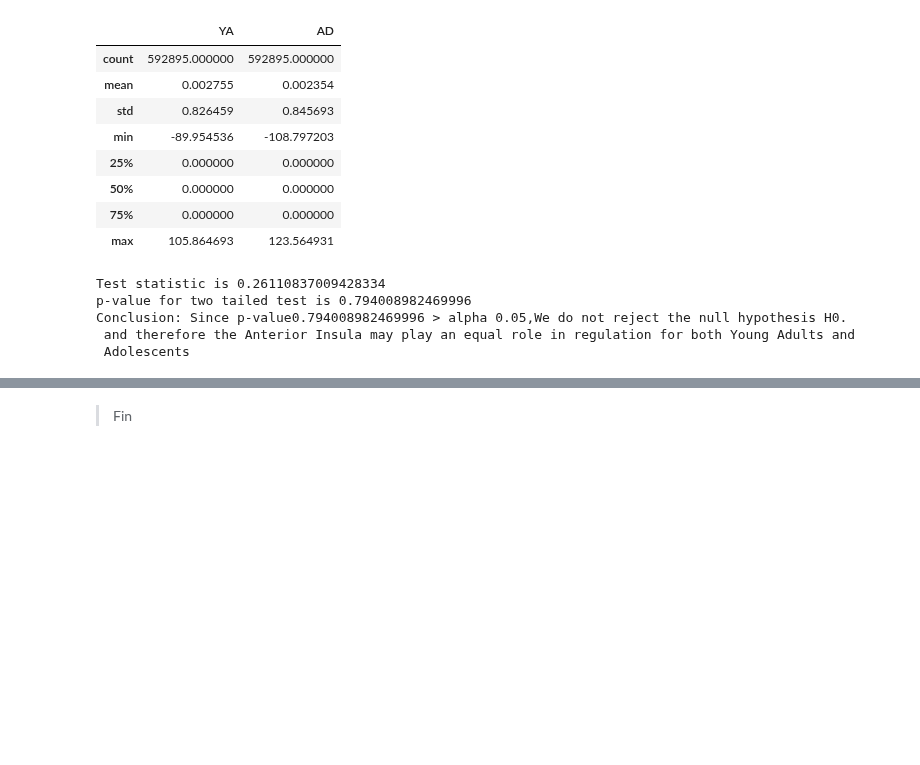
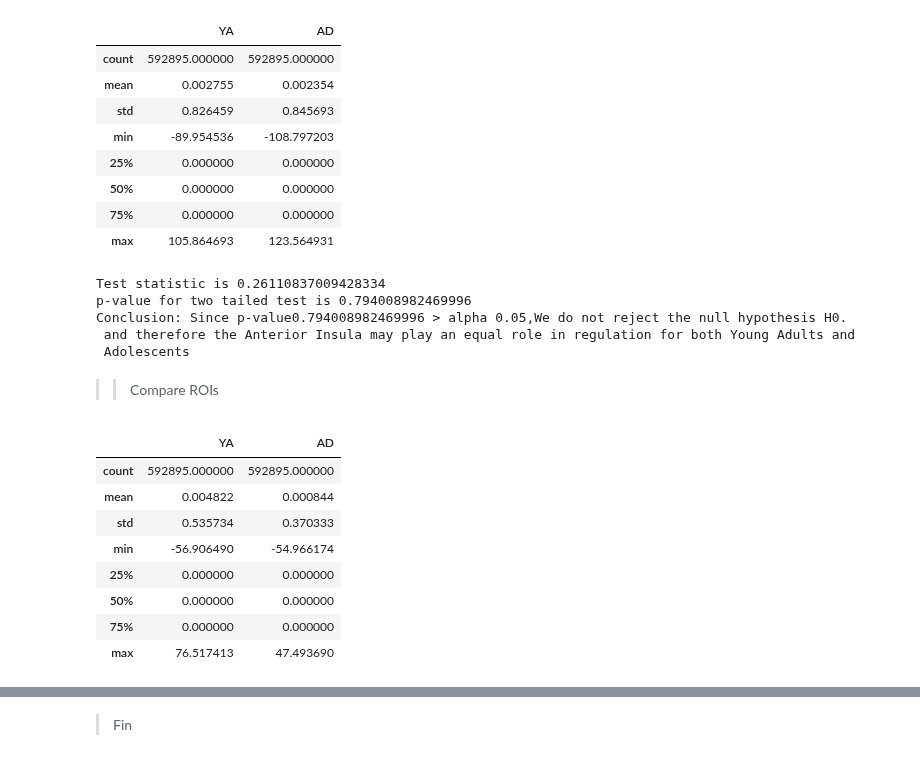
Before and after one commit to staceybeck/teambrainiac, a Jupyter notebook: source/group_svm/Statistical_tests_Group.ipynb, the cells around one changed output, grey strips where cells are left out. Drawn from its saved outputs; the diff is of its cells as text; code cells hidden in the pictures; blank space fills up the shorter version.

```diff
--- a/source/group_svm/Statistical_tests_Group.ipynb
+++ b/source/group_svm/Statistical_tests_Group.ipynb
@@ -462,3 +594,19 @@ p-value for two tailed test is 0.794008982469996
 Conclusion: Since p-value0.794008982469996 > alpha 0.05,We do not reject the null hypothesis H0.
  and therefore the Anterior Insula may play an equal role in regulation for both Young Adults and
  Adolescents
+# %% [markdown]
+>> Compare ROIs
+# %%
+dictionary_values = {'YA': ya_ai, 'AD':as_ai}
+summary_df = pd.DataFrame(dictionary_values)
+summary_df.describe()
+# %% [output]
+|  | YA | AD |
+| count | 592895.000000 | 592895.000000 |
+| mean | 0.004822 | 0.000844 |
+| std | 0.535734 | 0.370333 |
+| min | -56.906490 | -54.966174 |
+| 25% | 0.000000 | 0.000000 |
+| 50% | 0.000000 | 0.000000 |
+| 75% | 0.000000 | 0.000000 |
+| max | 76.517413 | 47.493690 |
```
Also changed, not shown: parts of 29 cells of this notebook.
